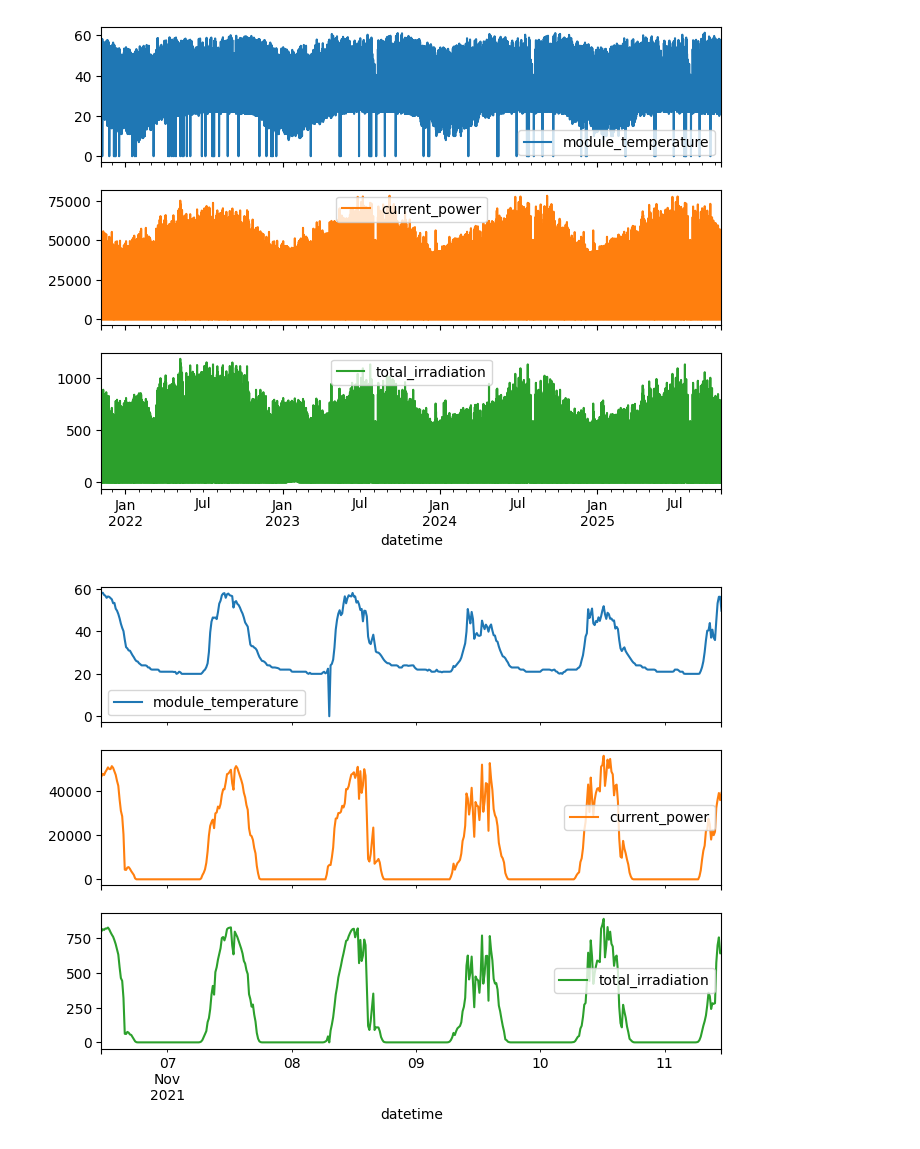
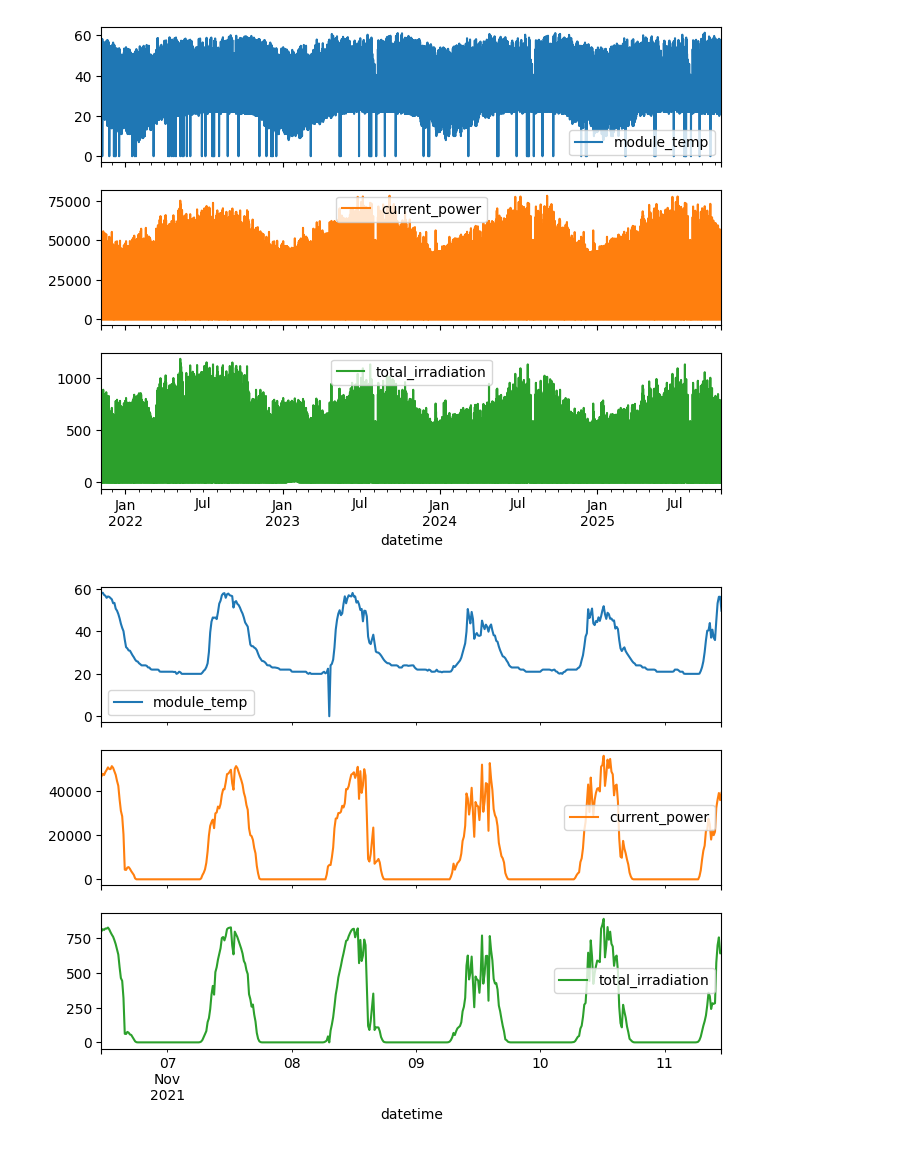
Before and after one commit to wsarachai/CM-SolarTS, a Jupyter notebook: src/jupyter_nb/experiments/select_datetime.ipynb, the cells around one changed output. Cells and saved outputs as stored; diff of their text form; code cells hidden in the pictures.

```diff
--- a/src/jupyter_nb/experiments/select_datetime.ipynb
+++ b/src/jupyter_nb/experiments/select_datetime.ipynb
@@ -12,7 +12,7 @@ mpl.rcParams['figure.figsize'] = (8, 6)
 mpl.rcParams['axes.grid'] = False
 # %%
 zip_path = tf.keras.utils.get_file(
-    origin='https://itsci.mju.ac.th/downloads/watcharin/datasets/pv/merge_15min_filled.csv.tar.gz')
+    origin='https://itsci.mju.ac.th/downloads/watcharin/datasets/pv/cmmju_15min_filled_extra.csv.tar.gz')
 print(zip_path)
 df = pd.read_csv(zip_path, compression='tar')
 # %% [output]
@@ -33,8 +35,7 @@ for col in df.columns:
 # %%
-df.pop('current_value_of_consumption')
+df.pop('value_of_consumption')
 df.pop('external_energy_supply')
 df.pop('grid_feed_in')
 df.pop('internal_power_supply')
-df.pop('self_consumption')
 df.head(2)
 # %% [output]
@@ -47,6 +48,9 @@ df.head(2)
 date_col = 'datetime'  # Replace with your actual column name
 
 df = df.sort_values(date_col).reset_index(drop=True)
+
+# fill the NaN value with zero
+df = df.fillna(0)
 
 # Ensure timestamp column is datetime type
 if df[date_col].dtype != 'datetime64[ns]':
@@ -72,42 +76,15 @@ df.head(5)
-# %%
-mapping = {
-  'ambient_temperature': 'ambient_temperature',
-  'current_power': 'current_power',
-  'temperature_measurement': 'module_temperature',
-  'total_irradiation': 'total_irradiation',
-  'utci_mean': 'utci_mean',
-  'cc': 'cloud_cover',
-  'q': 'specific_humidity',
-  'r': 'relative_humidity',
-  't': 'air_temperature',
-  'u': 'wind_u_component',
-  'v': 'wind_v_component',
-  'fal': 'forecast_accumulated_liquid',
-  'slhf': 'surface_latent_heat_flux',
-  'sp': 'surface_pressure',
-  'sshf': 'sensible_heat_flux',
-  'ssr': 'surface_solar_radiation',
-  'ssrd': 'surface_solar_radiation_direct',
-  'str': 'surface_thermal_radiation',
-  'strd': 'surface_thermal_radiation_direct',
-  't2m': 'two_m_temperature',
-  'tp': 'total_precipitation',
-  'u10': 'u10_wind',
-  'v10': 'v10_wind',
-}
-df = df.rename(columns=mapping)
 # %%
-plot_cols = ['module_temperature', 'current_power', 'total_irradiation']
+plot_cols = ['module_temp', 'current_power', 'total_irradiation']
 plot_features = df[plot_cols]
 plot_features.index = df.index
 _ = plot_features.plot(subplots=True)
 
 plot_features = df[plot_cols][:480]
 plot_features.index = df.index[:480]
 _ = plot_features.plot(subplots=True)
 # %% [output]
-[figure, old version]
+[figure, new version]
-[figure, old version]
+[figure, new version]
 # %%
 df.describe().transpose()
 # %% [output]
```
Also changed, not shown: parts of 41 cells of this notebook, 9 other files.
